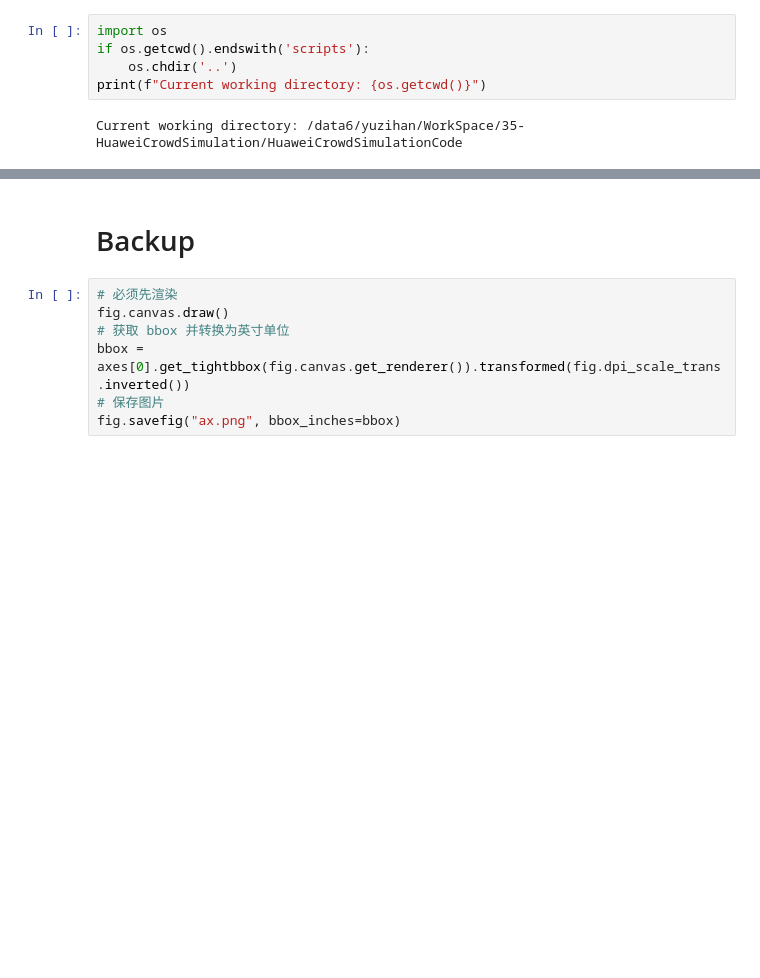
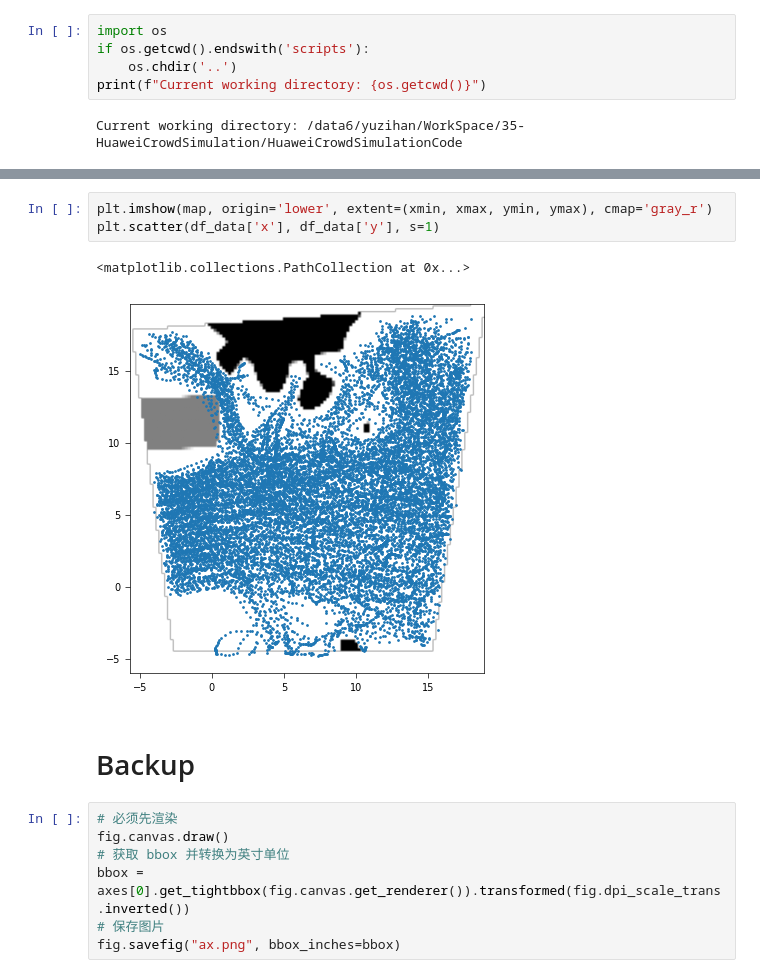
Before and after one commit to yuzhTHU/HuaweiCrowdSimulationCodeRelease, a Jupyter notebook: scripts/251006检查UCY仿射变换.ipynb, the cells around one changed output, grey strips where cells are left out. Drawn from its saved outputs; the diff is of its cells as text; blank space fills up the shorter version.

```diff
--- a/scripts/251006检查UCY仿射变换.ipynb
+++ b/scripts/251006检查UCY仿射变换.ipynb
@@ -86,3 +122,9 @@ axes[2].axis('equal')
+# %%
+plt.imshow(map, origin='lower', extent=(xmin, xmax, ymin, ymax), cmap='gray_r')
+plt.scatter(df_data['x'], df_data['y'], s=1)
+# %% [output]
+<matplotlib.collections.PathCollection at 0x...>
+[figure, added]
 # %% [markdown]
 # Backup
 # %%
```
Also changed, not shown: parts of 2 cells of this notebook, 9 other files.
